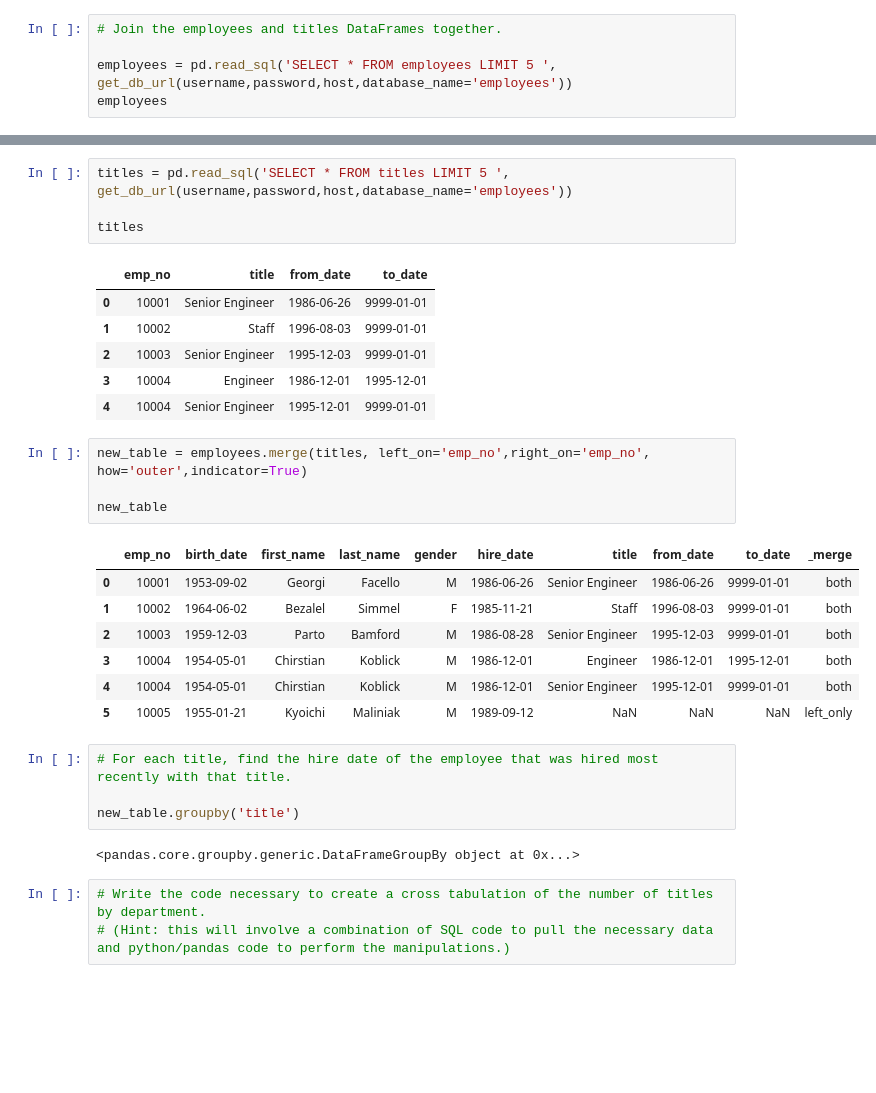
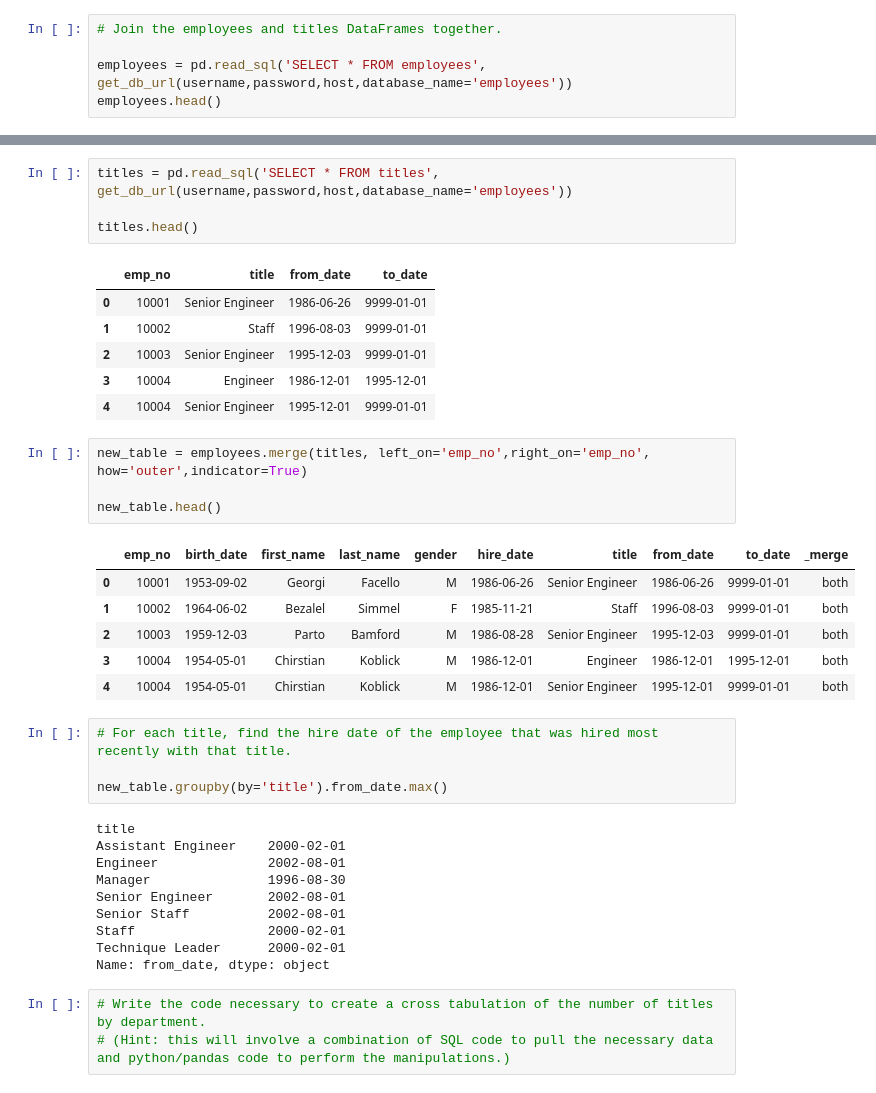
Before and after one commit to Saroj6632/numpy-pandas-visualization-exercises, a Jupyter notebook: advanced_dataframes.ipynb, the cells around one changed output, grey strips where cells are left out. Cells and saved outputs as stored; diff of their text form; blank space fills up the shorter version.

Commit message:
recent hire date question

```diff
--- a/advanced_dataframes.ipynb
+++ b/advanced_dataframes.ipynb
@@ -477,8 +477,8 @@ chipotle.groupby(by="item_name").sum().sort_values('total_price',ascending=False
 # %%
 # Join the employees and titles DataFrames together.
 
-employees = pd.read_sql('SELECT * FROM employees LIMIT 5 ', get_db_url(username,password,host,database_name='employees'))
-employees
+employees = pd.read_sql('SELECT * FROM employees', get_db_url(username,password,host,database_name='employees'))
+employees.head()
 # %% [output]
 |  | emp_no | birth_date | first_name | last_name | gender | hire_date |
 | 0 | 10001 | 1953-09-02 | Georgi | Facello | M | 1986-06-26 |
@@ -487,9 +487,9 @@ employees
 | 3 | 10004 | 1954-05-01 | Chirstian | Koblick | M | 1986-12-01 |
 | 4 | 10005 | 1955-01-21 | Kyoichi | Maliniak | M | 1989-09-12 |
 # %%
-titles = pd.read_sql('SELECT * FROM titles LIMIT 5 ', get_db_url(username,password,host,database_name='employees'))
+titles = pd.read_sql('SELECT * FROM titles', get_db_url(username,password,host,database_name='employees'))
 
-titles
+titles.head()
 # %% [output]
 |  | emp_no | title | from_date | to_date |
 | 0 | 10001 | Senior Engineer | 1986-06-26 | 9999-01-01 |
@@ -500,21 +500,28 @@ titles
 # %%
 new_table = employees.merge(titles, left_on='emp_no',right_on='emp_no', how='outer',indicator=True)
 
-new_table
+new_table.head()
 # %% [output]
 |  | emp_no | birth_date | first_name | last_name | gender | hire_date | title | from_date | to_date | _merge |
 | 0 | 10001 | 1953-09-02 | Georgi | Facello | M | 1986-06-26 | Senior Engineer | 1986-06-26 | 9999-01-01 | both |
 | 1 | 10002 | 1964-06-02 | Bezalel | Simmel | F | 1985-11-21 | Staff | 1996-08-03 | 9999-01-01 | both |
 | 2 | 10003 | 1959-12-03 | Parto | Bamford | M | 1986-08-28 | Senior Engineer | 1995-12-03 | 9999-01-01 | both |
 | 3 | 10004 | 1954-05-01 | Chirstian | Koblick | M | 1986-12-01 | Engineer | 1986-12-01 | 1995-12-01 | both |
 | 4 | 10004 | 1954-05-01 | Chirstian | Koblick | M | 1986-12-01 | Senior Engineer | 1995-12-01 | 9999-01-01 | both |
-| 5 | 10005 | 1955-01-21 | Kyoichi | Maliniak | M | 1989-09-12 | NaN | NaN | NaN | left_only |
 # %%
 # For each title, find the hire date of the employee that was hired most recently with that title.
 
-new_table.groupby('title')
+new_table.groupby(by='title').from_date.max()
 # %% [output]
-<pandas.core.groupby.generic.DataFrameGroupBy object at 0x...>
+title
+Assistant Engineer    2000-02-01
+Engineer              2002-08-01
+Manager               1996-08-30
+Senior Engineer       2002-08-01
+Senior Staff          2002-08-01
+Staff                 2000-02-01
+Technique Leader      2000-02-01
+Name: from_date, dtype: object
 # %%
 # Write the code necessary to create a cross tabulation of the number of titles by department.
 # (Hint: this will involve a combination of SQL code to pull the necessary data and python/pandas code to perform the manipulations.)
```
